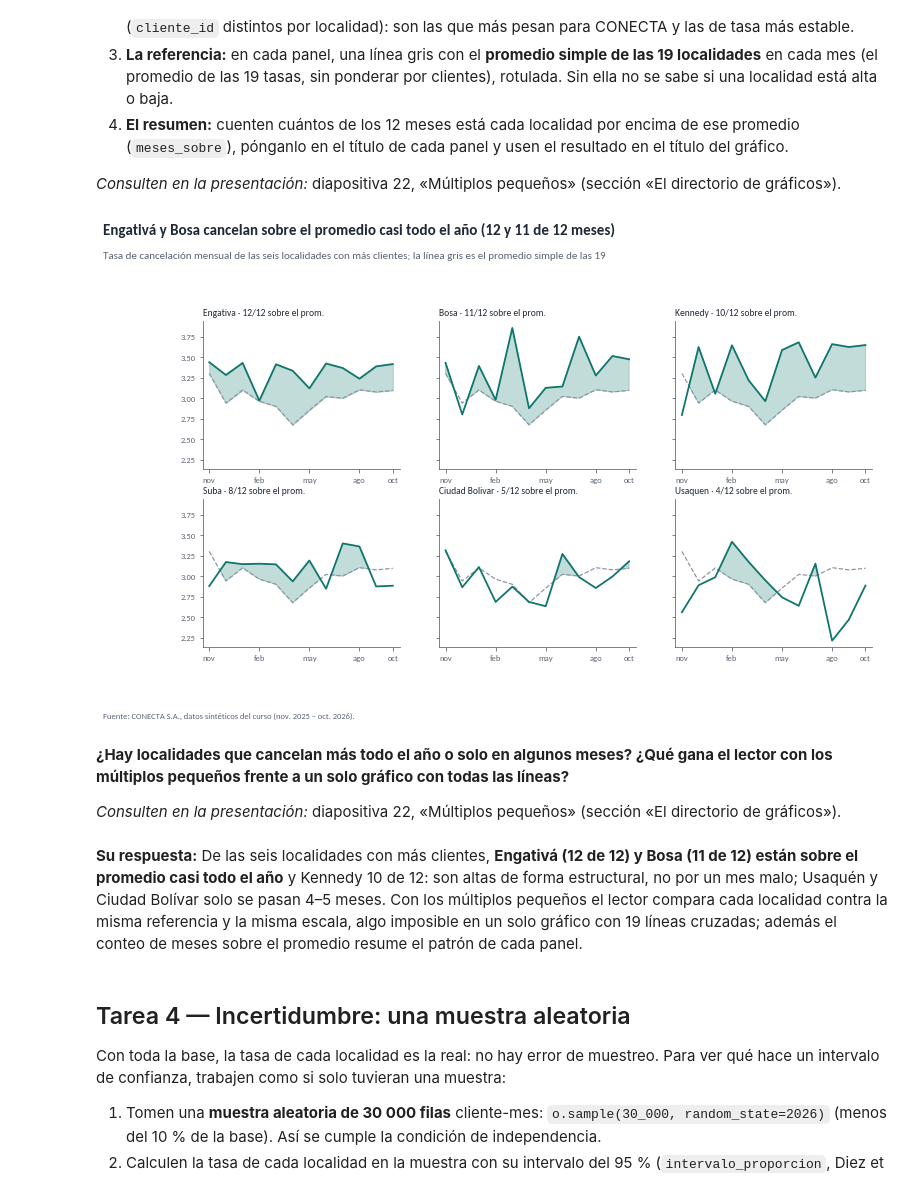
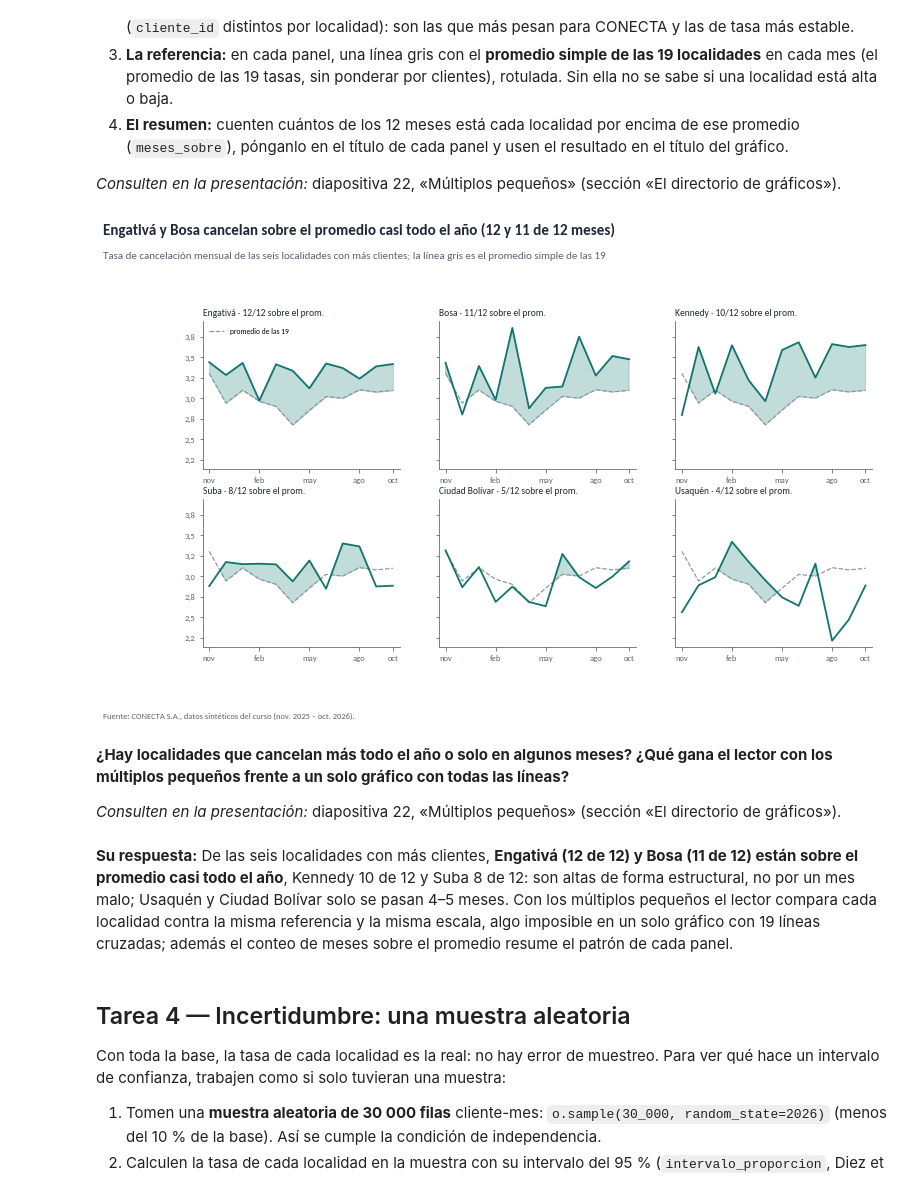
Before and after one commit to juliomariop/visualizacion_datos_especializacion, a Jupyter notebook: sesion_02/DATAVIZ_sesion_2_proyecto_A_grupo_9.ipynb, the cells around one changed output. Saved outputs shown, nothing was run; the diff lists cells and outputs as text; code cells hidden in the pictures.

```diff
--- a/sesion_02/DATAVIZ_sesion_2_proyecto_A_grupo_9.ipynb
+++ b/sesion_02/DATAVIZ_sesion_2_proyecto_A_grupo_9.ipynb
@@ -238,37 +252,40 @@ cuadrícula de 2 × 3 paneles con `plt.subplots(2, 3, sharey=True)` (`sharey=Tru
 # %%
 serie = 100 * o.groupby(["mes", "localidad"])["cancelo"].mean().unstack()   # filas: mes; columnas: localidad
 promedio = serie.mean(axis=1)           # promedio simple de las 19 localidades (no ponderado)
 grandes = o.groupby("localidad")["cliente_id"].nunique().nlargest(6).index
 meses_sobre = serie[grandes].gt(promedio, axis=0).sum().sort_values(ascending=False)   # meses arriba, de más a menos
 
 x = np.arange(len(serie))
 fig, ejes = plt.subplots(2, 3, figsize=(12, 6), sharey=True)   # la misma escala en todos los paneles
 for ax, loc in zip(ejes.flat, meses_sobre.index):           # paneles ordenados por meses arriba
     n_sobre = int(meses_sobre[loc])
     ax.plot(x, serie[loc], color=PALETA["principal"], linewidth=1.8, zorder=3)
-    ax.plot(x, promedio, color=PALETA["neutro"], linewidth=1.2, linestyle="--", zorder=2)
+    ax.plot(x, promedio, color=PALETA["neutro"], linewidth=1.2, linestyle="--", zorder=2, label="promedio de las 19")
     ax.fill_between(x, serie[loc], promedio, where=serie[loc] > promedio, interpolate=True,
                     color=PALETA["principal"], alpha=0.25)   # resalta los meses arriba
-    ax.set_title(f"{loc.title()} · {n_sobre}/12 sobre el prom.", loc="left",
+    ax.set_title(f"{NOMBRES19[loc]} · {n_sobre}/12 sobre el prom.", loc="left",
                  fontsize=9.5, color=PALETA["texto"])
     ax.set_xlim(-0.4, 11.4)
+    ax.yaxis.set_major_formatter(plt.FuncFormatter(lambda v, _: decimal(v, 1)))
     ax.set_xticks([0, 3, 6, 9, 11]); ax.set_xticklabels(["nov", "feb", "may", "ago", "oct"], fontsize=8.5)
     ax.tick_params(axis="y", labelsize=8.5)
+
+ejes.flat[0].legend(frameon=False, fontsize=7.5, loc="upper left")  # rótulo de la línea de referencia
 
 titulo(fig, f"Engativá y Bosa cancelan sobre el promedio casi todo el año ({int(meses_sobre.iloc[0])} y {int(meses_sobre.iloc[1])} de 12 meses)",
        "Tasa de cancelación mensual de las seis localidades con más clientes; la línea gris es el promedio simple de las 19",
        y=1.08)
 fuente(fig, FUENTE_CONECTA)
 guardar(fig, "t3_multiplos_pequenos.png")
 plt.show()
 # %% [output]
-[figure, old version]
+[figure, new version]
 # %% [markdown]
 **¿Hay localidades que cancelan más todo el año o solo en algunos meses? ¿Qué gana el lector con los múltiplos pequeños frente a un solo gráfico con todas las líneas?**
 
 *Consulten en la presentación:* diapositiva 22, «Múltiplos pequeños» (sección «El directorio de gráficos»).
 # %% [markdown]
-**Su respuesta:** De las seis localidades con más clientes, **Engativá (12 de 12) y Bosa (11 de 12) están sobre el promedio casi todo el año** y Kennedy 10 de 12: son altas de forma estructural, no por un mes malo; Usaquén y Ciudad Bolívar solo se pasan 4–5 meses. Con los múltiplos pequeños el lector compara cada localidad contra la misma referencia y la misma escala, algo imposible en un solo gráfico con 19 líneas cruzadas; además el conteo de meses sobre el promedio resume el patrón de cada panel.
+**Su respuesta:** De las seis localidades con más clientes, **Engativá (12 de 12) y Bosa (11 de 12) están sobre el promedio casi todo el año**, Kennedy 10 de 12 y Suba 8 de 12: son altas de forma estructural, no por un mes malo; Usaquén y Ciudad Bolívar solo se pasan 4–5 meses. Con los múltiplos pequeños el lector compara cada localidad contra la misma referencia y la misma escala, algo imposible en un solo gráfico con 19 líneas cruzadas; además el conteo de meses sobre el promedio resume el patrón de cada panel.
 # %% [markdown]
 ## Tarea 4 — Incertidumbre: una muestra aleatoria
 
```
Also changed, not shown: parts of 10 cells of this notebook, 4 other files.
